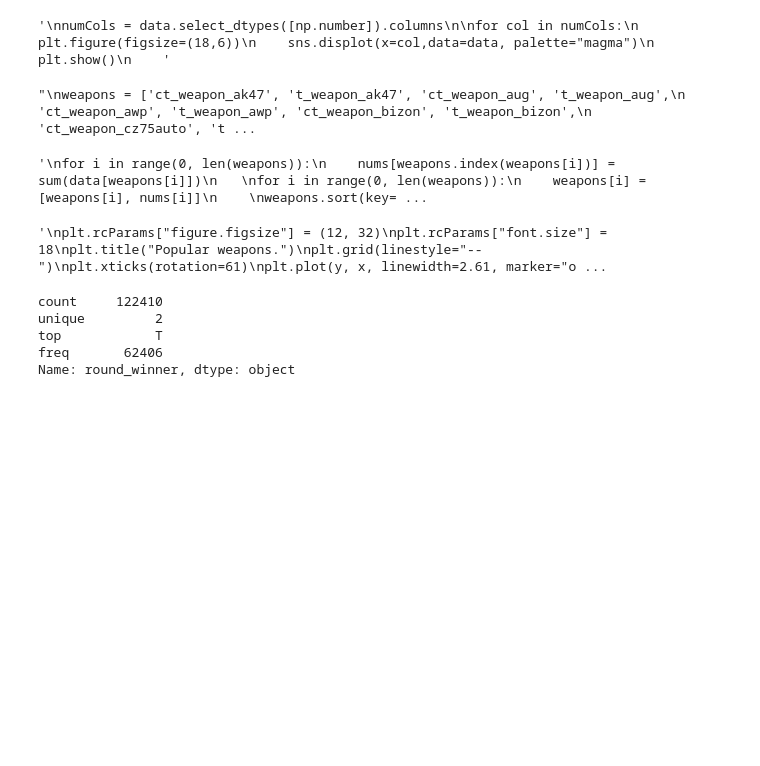
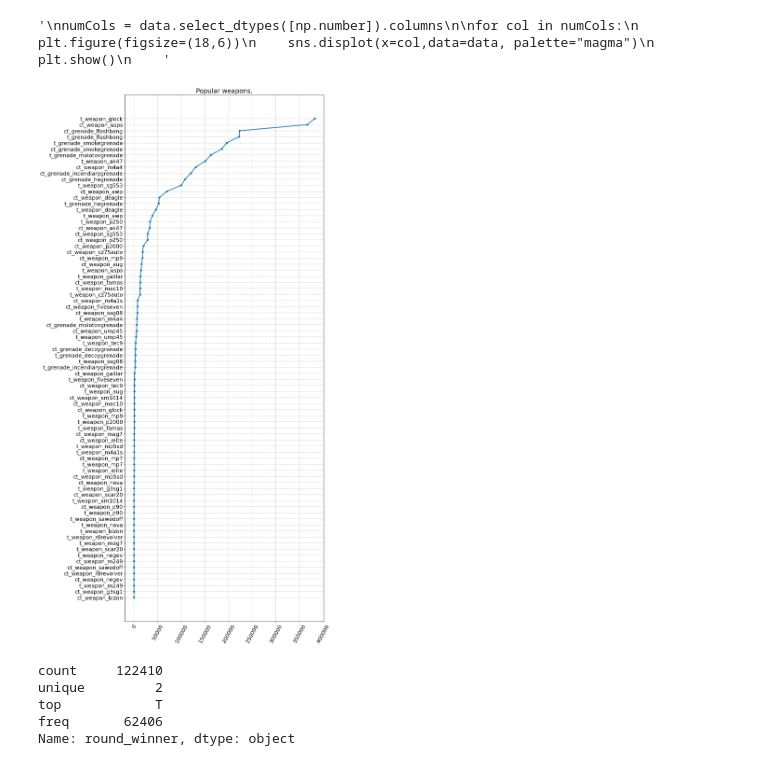
Before and after one commit to Murat-Gencer/YAP470-Project, a Jupyter notebook: proje.ipynb, the cells around one changed output. Saved outputs shown, nothing was run; the diff lists cells and outputs as text; code cells hidden in the pictures; blank space fills up the shorter version.

```diff
--- a/proje.ipynb
+++ b/proje.ipynb
@@ -142,7 +120,6 @@ for col in numCols:
 # %% [output]
 '\nnumCols = data.select_dtypes([np.number]).columns\n\nfor col in numCols:\n    plt.figure(figsize=(18,6))\n    sns.displot(x=col,data=data, palette="magma")\n    plt.show()\n    '
 # %%
-'''
 weapons = ['ct_weapon_ak47', 't_weapon_ak47', 'ct_weapon_aug', 't_weapon_aug',
            'ct_weapon_awp', 't_weapon_awp', 'ct_weapon_bizon', 't_weapon_bizon',
            'ct_weapon_cz75auto', 't_weapon_cz75auto', 'ct_weapon_elite',
@@ -171,11 +148,7 @@ weapons = ['ct_weapon_ak47', 't_weapon_ak47', 'ct_weapon_aug', 't_weapon_aug',
            't_grenade_decoygrenade']
 
 nums = [0]*len(weapons)
-'''
-# %% [output]
-"\nweapons = ['ct_weapon_ak47', 't_weapon_ak47', 'ct_weapon_aug', 't_weapon_aug',\n           'ct_weapon_awp', 't_weapon_awp', 'ct_weapon_bizon', 't_weapon_bizon',\n           'ct_weapon_cz75auto', 't ...
 # %%
-'''
 for i in range(0, len(weapons)):
     nums[weapons.index(weapons[i])] = sum(data[weapons[i]])
 
@@ -190,20 +163,16 @@ y = []
 for i in range(0, len(weapons)):
     x.append(weapons[i][0])
     y.append(weapons[i][1])
-    '''
-# %% [output]
-'\nfor i in range(0, len(weapons)):\n    nums[weapons.index(weapons[i])] = sum(data[weapons[i]])\n   \nfor i in range(0, len(weapons)):\n    weapons[i] = [weapons[i], nums[i]]\n    \nweapons.sort(key= ...
 # %%
-'''
 plt.rcParams["figure.figsize"] = (12, 32)
 plt.rcParams["font.size"] = 18
 plt.title("Popular weapons.")
 plt.grid(linestyle="--")
 plt.xticks(rotation=61)
 plt.plot(y, x, linewidth=2.61, marker="o")
-plt.show()    '''
+plt.show()
 # %% [output]
-'\nplt.rcParams["figure.figsize"] = (12, 32)\nplt.rcParams["font.size"] = 18\nplt.title("Popular weapons.")\nplt.grid(linestyle="--")\nplt.xticks(rotation=61)\nplt.plot(y, x, linewidth=2.61, marker="o ...
+[figure, added]
 # %%
 round_winner=data['round_winner']
 # %%
```
Also changed, not shown: parts of 23 cells of this notebook.
